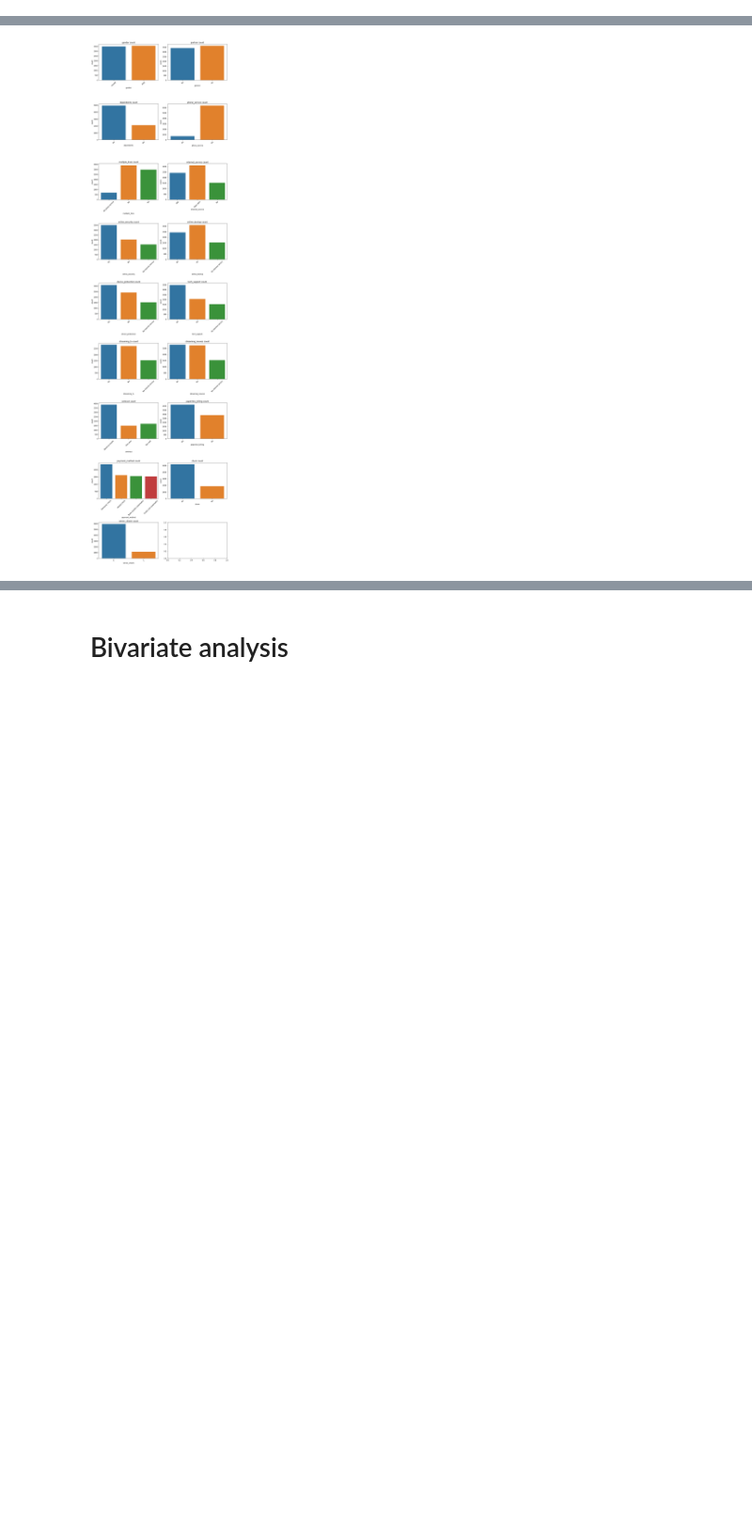
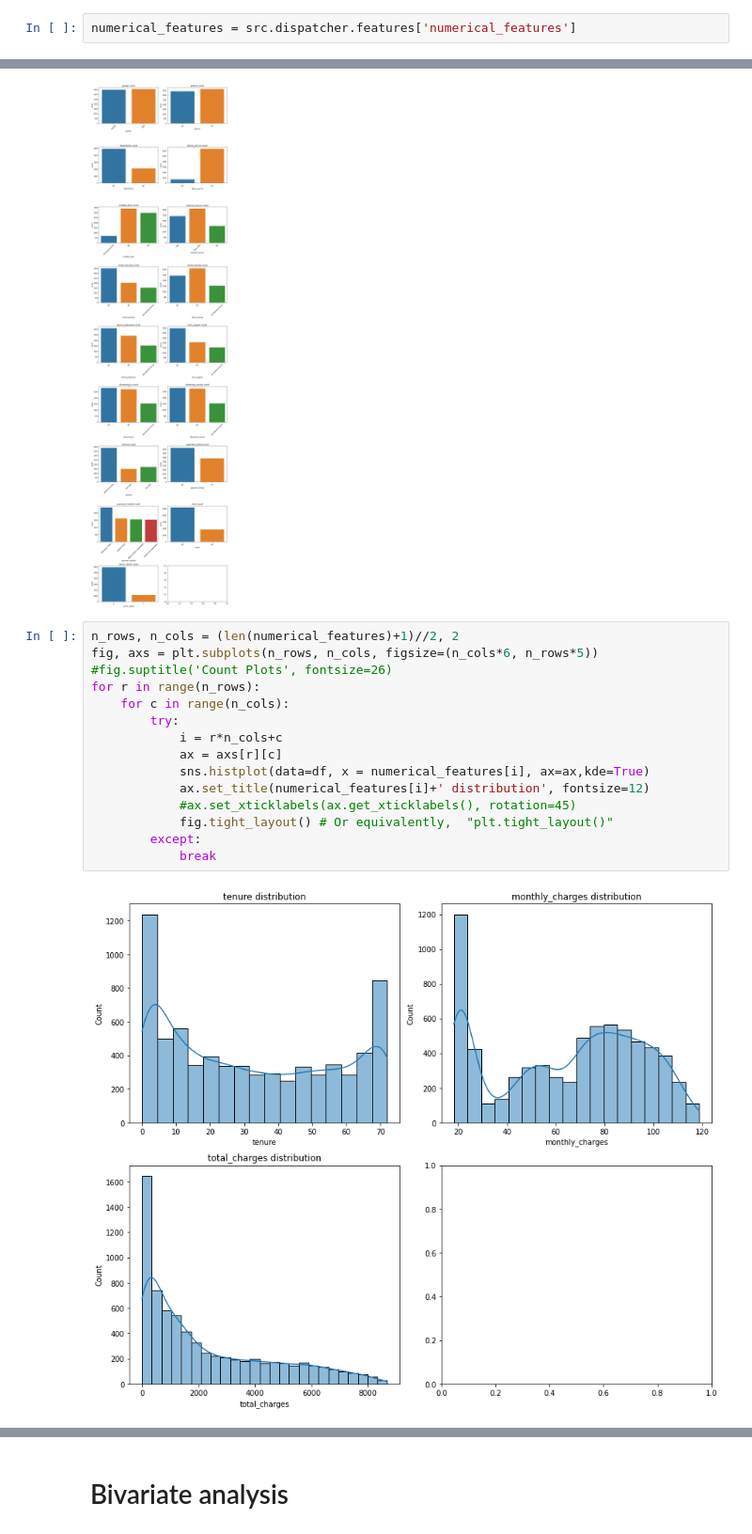
Before and after one commit to BubbaTam/telco-customer-churn, a Jupyter notebook: notebook/exploration.ipynb, the cells around one changed output, grey strips where cells are left out. Shown: that part at 94% size. Cells and saved outputs as stored; diff of their text form; blank space fills up the shorter version.

Commit message:
Exploring the distribution of the numerical features

```diff
--- a/notebook/exploration.ipynb
+++ b/notebook/exploration.ipynb
@@ -18,3 +29,5 @@ from sklearn.metrics import confusion_matrix, plot_confusion_matrix
+# %%
+numerical_features = src.dispatcher.features['numerical_features']
 # %% [markdown]
 # Takeaways
 # %% [markdown]
@@ -160,3 +173,20 @@ for r in range(n_rows):
             break
 # %% [output]
 [figure]
+# %%
+n_rows, n_cols = (len(numerical_features)+1)//2, 2
+fig, axs = plt.subplots(n_rows, n_cols, figsize=(n_cols*6, n_rows*5))
+#fig.suptitle('Count Plots', fontsize=26)
+for r in range(n_rows):
+    for c in range(n_cols):
+        try:
+            i = r*n_cols+c
+            ax = axs[r][c]
+            sns.histplot(data=df, x = numerical_features[i], ax=ax,kde=True)
+            ax.set_title(numerical_features[i]+' distribution', fontsize=12)
+            #ax.set_xticklabels(ax.get_xticklabels(), rotation=45)
+            fig.tight_layout() # Or equivalently,  "plt.tight_layout()"
+        except:
+            break
+# %% [output]
+[figure, added]
```
Also changed, not shown: parts of 3 cells of this notebook.
